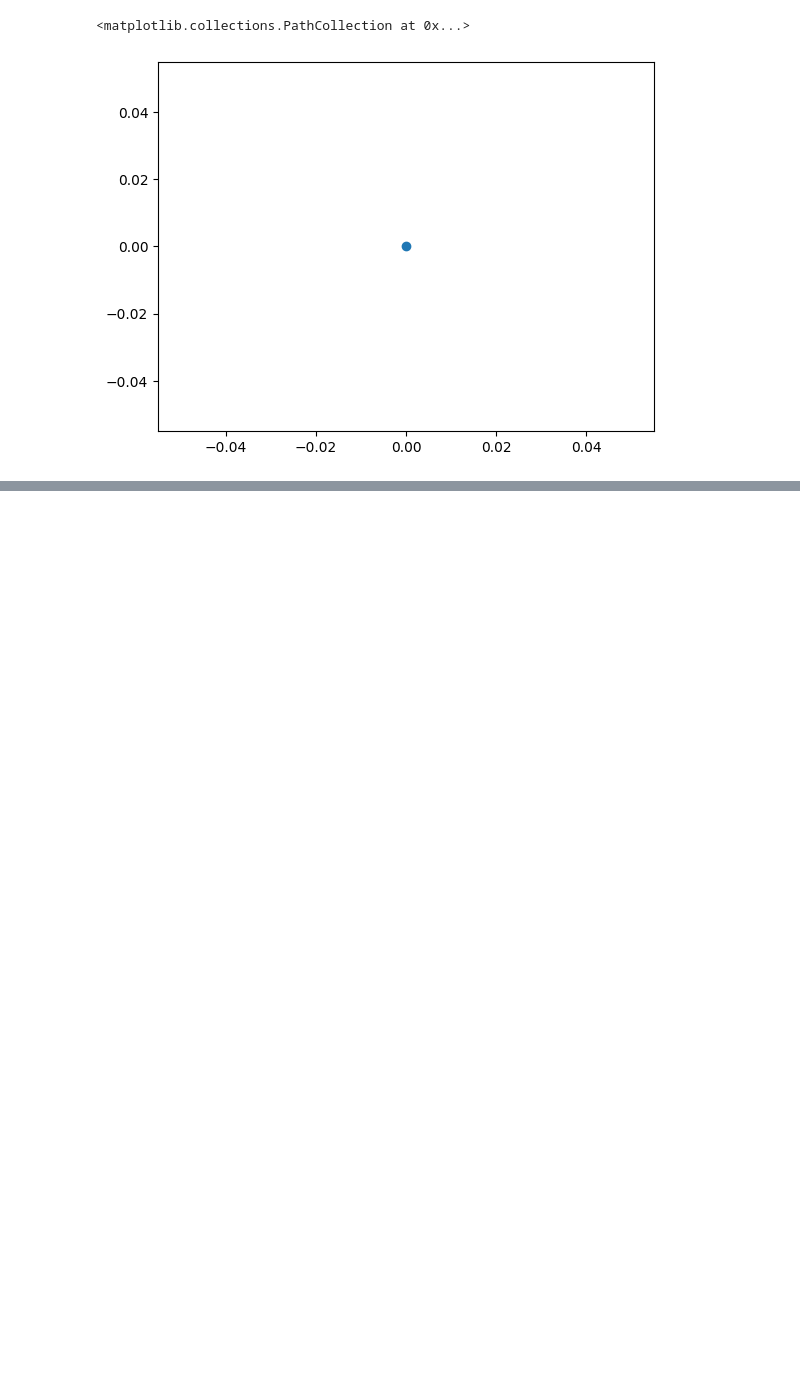
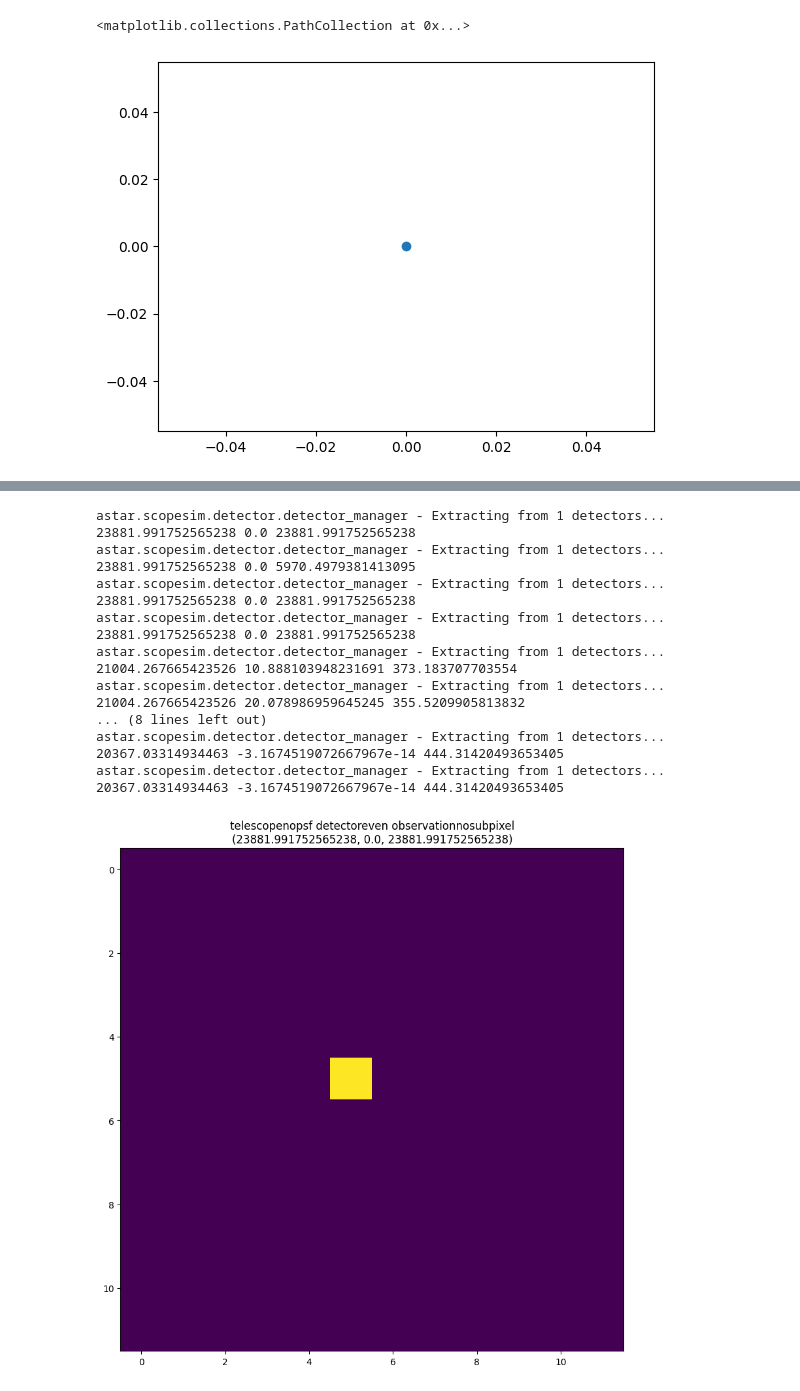
Before and after one commit to AstarVienna/ScopeSim, a Jupyter notebook: docs/source/examples/simplestars.ipynb, the cells around one changed output, grey strips where cells are left out. Saved outputs shown, nothing was run; the diff lists cells and outputs as text; code cells hidden in the pictures; blank space fills up the shorter version.

Commit message:
Do simulations in a loop

```diff
--- a/docs/source/examples/simplestars.ipynb
+++ b/docs/source/examples/simplestars.ipynb
@@ -839,0 +259,32 @@ set(hdus_extended[0][1].data.flatten() / hdus_seeingpsf[0][1].data.flatten())
+# %%
+simulations = {
+    (
+        yaml_telescope["name"], yaml_detector["name"], observation_dict["name"]
+    ): simulate_star(
+        yaml_telescope,
+        yaml_detector,
+        observation_dict,
+    )
+    for yaml_telescope in yamls_telescope
+    for yaml_detector in yamls_detector
+    for observation_dict in observation_dicts
+}
+# %% [output]
+astar.scopesim.detector.detector_manager - Extracting from 1 detectors...
+23881.991752565238 0.0 23881.991752565238
+astar.scopesim.detector.detector_manager - Extracting from 1 detectors...
+23881.991752565238 0.0 5970.4979381413095
+astar.scopesim.detector.detector_manager - Extracting from 1 detectors...
+23881.991752565238 0.0 23881.991752565238
+astar.scopesim.detector.detector_manager - Extracting from 1 detectors...
+23881.991752565238 0.0 23881.991752565238
+astar.scopesim.detector.detector_manager - Extracting from 1 detectors...
+21004.267665423526 10.888103948231691 373.183707703554
+astar.scopesim.detector.detector_manager - Extracting from 1 detectors...
+21004.267665423526 20.078986959645245 355.5209905813832
+... (8 lines left out)
+astar.scopesim.detector.detector_manager - Extracting from 1 detectors...
+20367.03314934463 -3.1674519072667967e-14 444.31420493653405
+astar.scopesim.detector.detector_manager - Extracting from 1 detectors...
+20367.03314934463 -3.1674519072667967e-14 444.31420493653405
+[figure, added]
```
Also changed, not shown: parts of 107 cells of this notebook.
